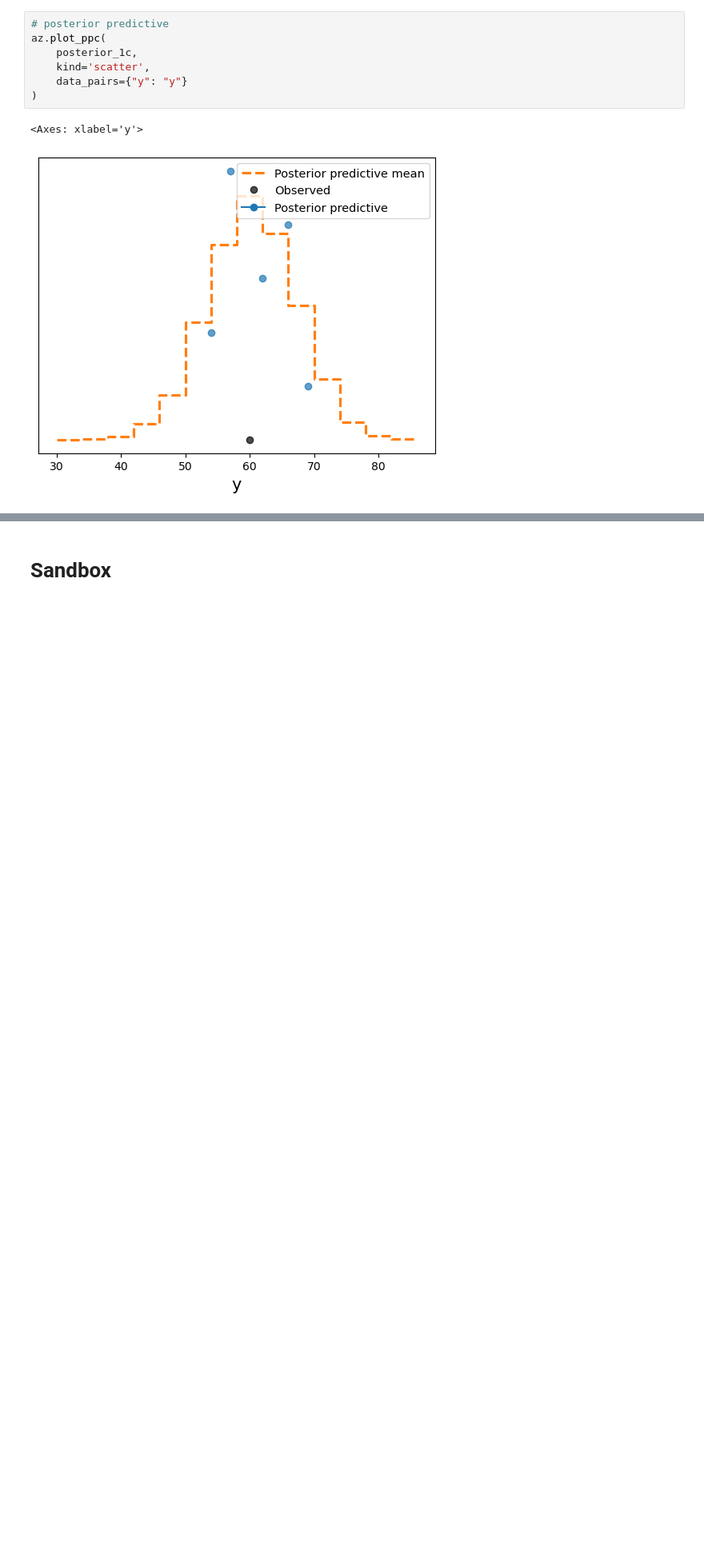
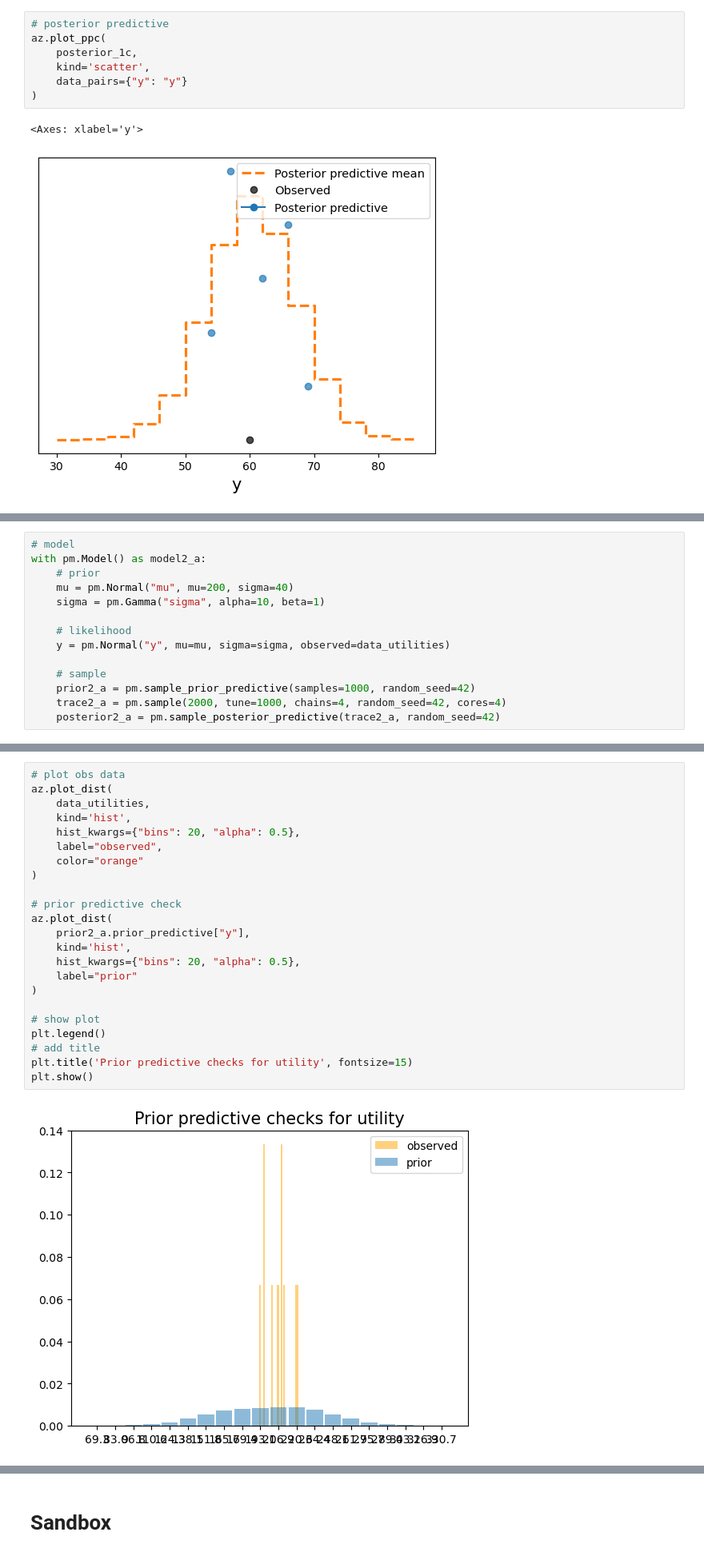
Before and after one commit to romanAVJ/glm-mds, a Jupyter notebook: exam/src/glm_roman_exam.ipynb, the cells around one changed output, grey strips where cells are left out. Shown at 80% size. Drawn from its saved outputs; the diff is of its cells as text; blank space fills up the shorter version.

```diff
--- a/exam/src/glm_roman_exam.ipynb
+++ b/exam/src/glm_roman_exam.ipynb
@@ -516,0 +534,14 @@ az.plot_ppc(
+# %%
+# model
+with pm.Model() as model2_a:
+    # prior
+    mu = pm.Normal("mu", mu=200, sigma=40)
+    sigma = pm.Gamma("sigma", alpha=10, beta=1)
+
+    # likelihood
+    y = pm.Normal("y", mu=mu, sigma=sigma, observed=data_utilities)
+
+    # sample
+    prior2_a = pm.sample_prior_predictive(samples=1000, random_seed=42)
+    trace2_a = pm.sample(2000, tune=1000, chains=4, random_seed=42, cores=4)
+    posterior2_a = pm.sample_posterior_predictive(trace2_a, random_seed=42)
@@ -516,0 +567,25 @@ az.plot_ppc(
+# %%
+# plot obs data
+az.plot_dist(
+    data_utilities,
+    kind='hist',
+    hist_kwargs={"bins": 20, "alpha": 0.5},
+    label="observed",
+    color="orange"
+)
+
+# prior predictive check
+az.plot_dist(
+    prior2_a.prior_predictive["y"],
+    kind='hist',
+    hist_kwargs={"bins": 20, "alpha": 0.5},
+    label="prior"
+)
+
+# show plot
+plt.legend()
+# add title
+plt.title('Prior predictive checks for utility', fontsize=15)
+plt.show()
+# %% [output]
+[figure, added]
```
Also changed, not shown: parts of 14 cells of this notebook.
